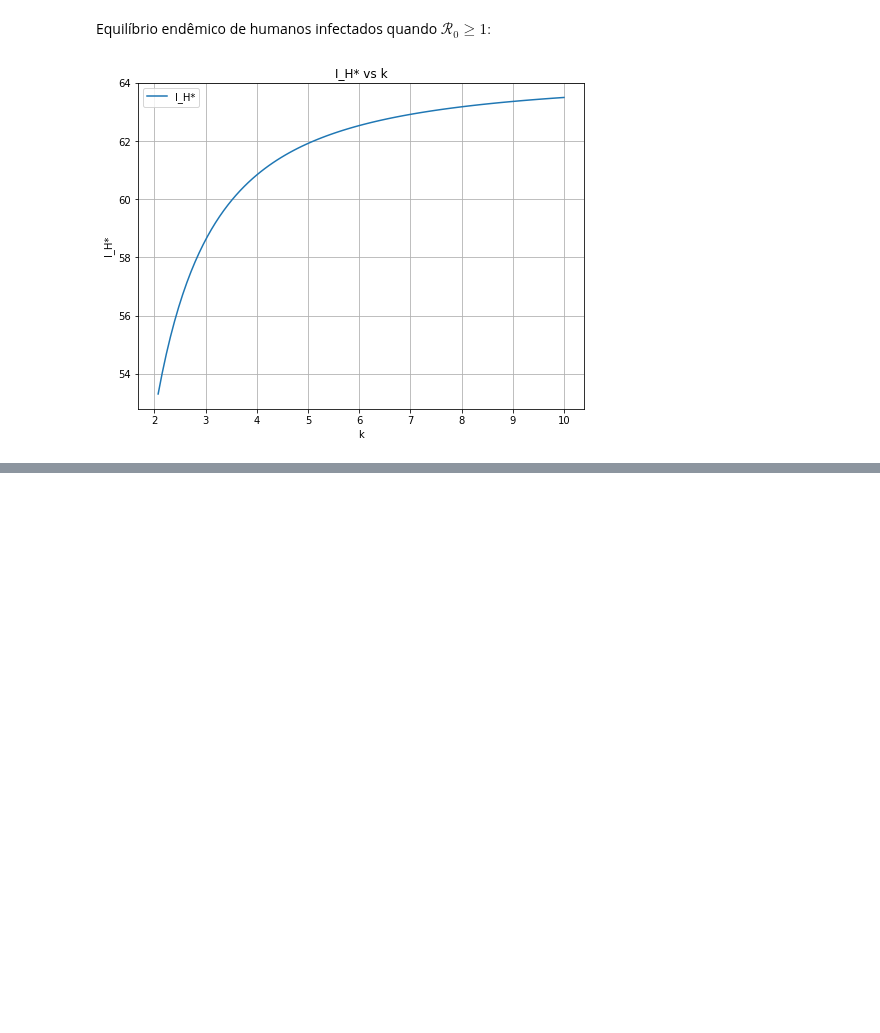
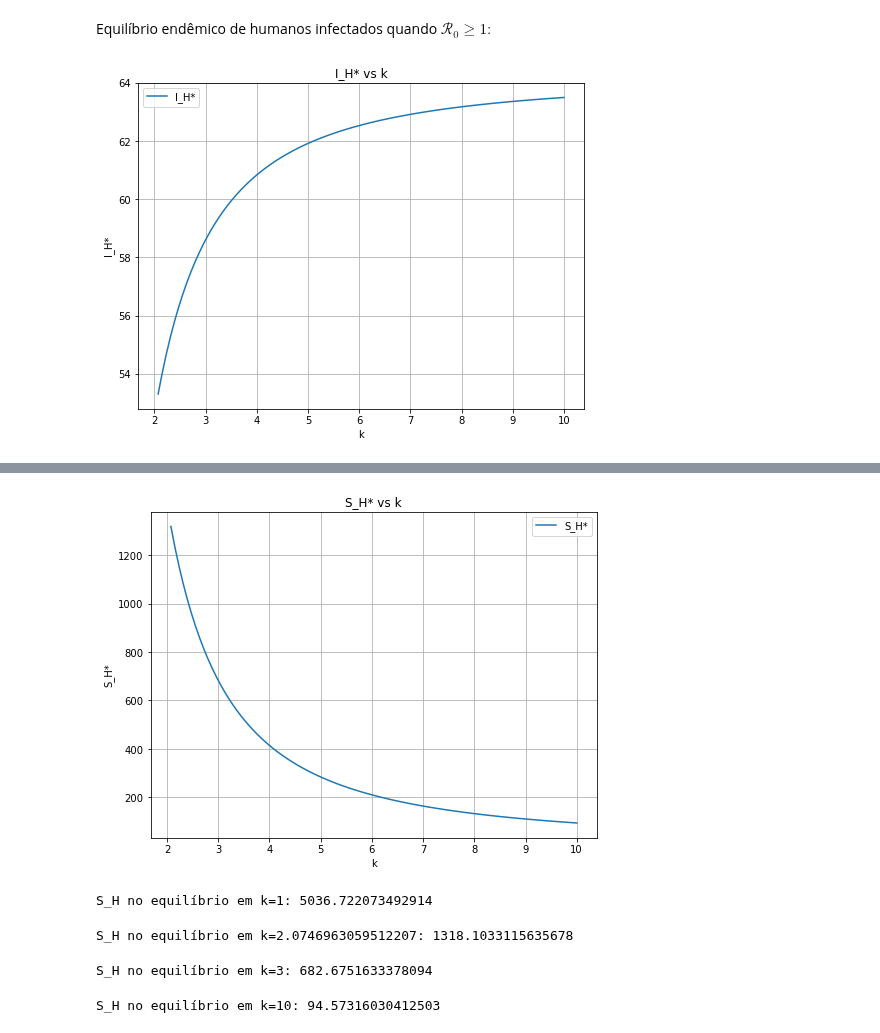
Before and after one commit to RaphaLevy/TCC, a Jupyter notebook: Modelagem_com_Dinamica_Pop/Plota_Equilibrio_e_R0.ipynb, the cells around one changed output, grey strips where cells are left out. Cells and saved outputs as stored; diff of their text form; code cells hidden in the pictures; blank space fills up the shorter version.

```diff
--- a/Modelagem_com_Dinamica_Pop/Plota_Equilibrio_e_R0.ipynb
+++ b/Modelagem_com_Dinamica_Pop/Plota_Equilibrio_e_R0.ipynb
@@ -528,0 +566,25 @@ plt.show()
+# %%
+k_values = np.linspace(2.0746963059512207, 10, 100)
+
+equilibrium_SH_full_values = []
+
+for k_val in k_values:
+    equilibrium_numerator_final_SH, equilibrium_denominator_final_SH, equilibrium_final_SH = calculate_equilibrium_final_values_SH(N, R_L, T_linha, Tmin, DD, D1,
+                                                                               T1, T2, omega1, phi1, R1, R2, omega2, phi2,
+                                                                               p_ML, p_ME, p_MP, c1, c2, A, B, C, b1, b2,
+                                                                               gamma, mu_H, k=k_val)
+    equilibrium_SH_full_values.append(equilibrium_final_SH)
+# %%
+plt.figure(figsize=(8, 6))
+
+plt.plot(k_values, equilibrium_SH_full_values, label='S_H*')
+plt.xlabel('k')
+plt.ylabel('S_H*')
+plt.title('S_H* vs k')
+
+plt.legend()
+plt.grid(True)
+
+plt.show()
+# %% [output]
+[figure, added]
@@ -528,0 +596,4 @@ plt.show()
+# %%
+print(f'S_H no equilíbrio em k=1: {equilibrium_final_SH}')
+# %% [output]
+S_H no equilíbrio em k=1: 5036.722073492914
@@ -528,0 +605,4 @@ plt.show()
+# %%
+print(f'S_H no equilíbrio em k=2.0746963059512207: {equilibrium_final_SH}')
+# %% [output]
+S_H no equilíbrio em k=2.0746963059512207: 1318.1033115635678
@@ -528,0 +614,4 @@ plt.show()
+# %%
+print(f'S_H no equilíbrio em k=3: {equilibrium_final_SH}')
+# %% [output]
+S_H no equilíbrio em k=3: 682.6751633378094
@@ -528,0 +623,4 @@ plt.show()
+# %%
+print(f'S_H no equilíbrio em k=10: {equilibrium_final_SH}')
+# %% [output]
+S_H no equilíbrio em k=10: 94.57316030412503
```
Also changed, not shown: parts of 44 cells of this notebook.
